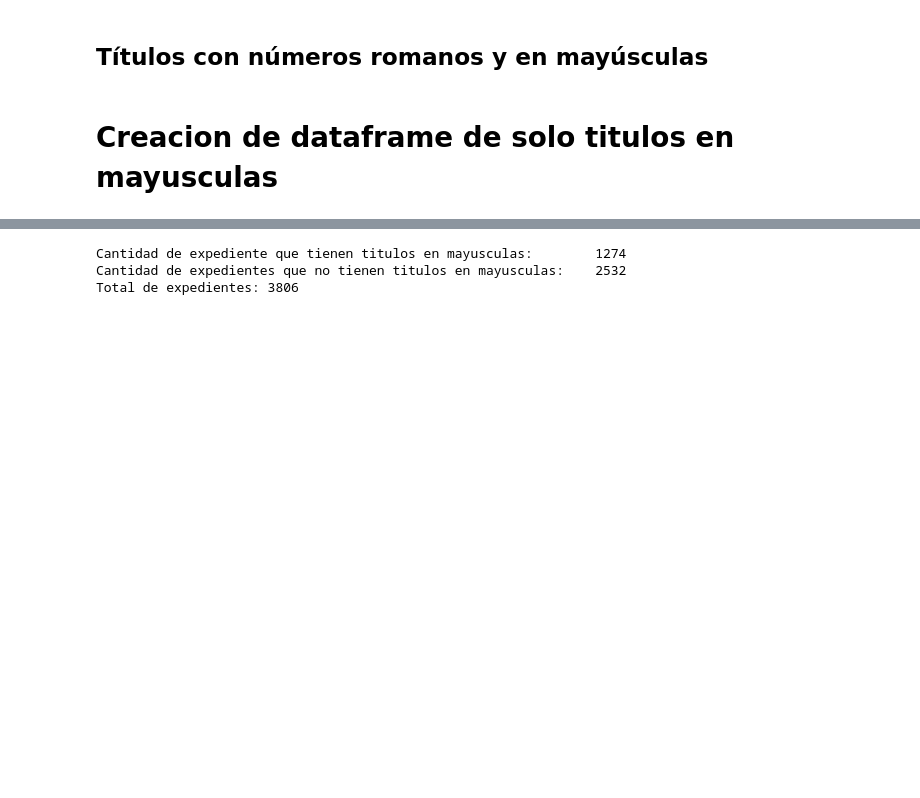
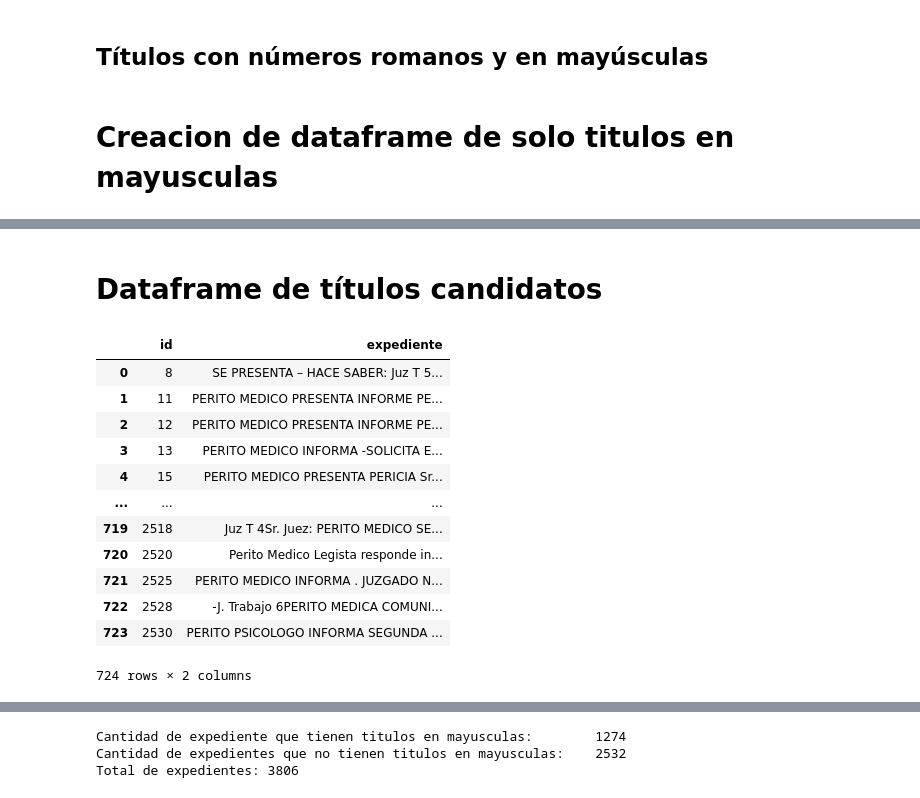
Before and after one commit to gaston411/Mi-Proyecto, a Jupyter notebook: Busqueda_titulo-parrafo.ipynb, the cells around one changed output, grey strips where cells are left out. Drawn from its saved outputs; the diff is of its cells as text; code cells hidden in the pictures; blank space fills up the shorter version.

```diff
--- a/Busqueda_titulo-parrafo.ipynb
+++ b/Busqueda_titulo-parrafo.ipynb
@@ -187,18 +193,18 @@ dfSinTitulosEncontrados = pd.DataFrame(expSinTitulosEncontrados, columns=['id','
 # %%
-# Busca títulos en mayusculas
+# Busca títulos en mayusculas o minusculas comenzados con numeros latinos o romanos
 def buscarTitulosLatinosMayusculas(text):
     # Expresiín regular para encontrar títulos en mayusculas.
-    tituloMayusculas =re.compile(r'[0-9][.) -]+[A-Z -]+[:\.\n]') #[1-9]|
+    tituloMayusculas =re.compile(r'((I{1,3}|IV|V|VI{1,3}|IX|X)|[0-9])[.)-]+[A-Za-z -]+[:\.\n]') #[1-9]|
     titulosMayusculasEncontrados = []
     #i=1
     for m in tituloMayusculas.finditer(text):
-        if len(m.group()) > 8:# and re.findall(str(i),m.group()):
+        if len(m.group()) > 8 and len(m.group().split()) <= 5:# and re.findall(str(i),m.group()):
             titulosMayusculasEncontrados.append(m.group())
-            #i=i+1
+
 
     return titulosMayusculasEncontrados
-# titulosMAyuscula: lista que guarda los títulos en mayusculas
+# titulosLatinosMayusculas: lista que guarda los títulos encontrados
 titulosLatinosMayusculas=[]
 for expediente in dfSinTitulosEncontrados['expediente']:
-    if len(buscarTitulosLatinosMayusculas(expediente)) > 3:
-        titulosLatinosMayusculas.append(buscarTitulosLatinosMayusculas(expediente))
+    #if len(buscarTitulosLatinosMayusculas(expediente)) > 3:
+    titulosLatinosMayusculas.append(buscarTitulosLatinosMayusculas(expediente))
@@ -207,0 +225,2 @@ titulosLatinosMayusculas
+# %% [markdown]
+# Dataframe de títulos candidatos
@@ -207,0 +252,16 @@ titulosLatinosMayusculas
+# %%
+dfSinTitulos
+# %% [output]
+|  | id | expediente |
+| 0 | 8 | SE PRESENTA – HACE SABER: Juz T 5... |
+| 1 | 11 | PERITO MEDICO PRESENTA INFORME PE... |
+| 2 | 12 | PERITO MEDICO PRESENTA INFORME PE... |
+| 3 | 13 | PERITO MEDICO INFORMA -SOLICITA E... |
+| 4 | 15 | PERITO MEDICO PRESENTA PERICIA Sr... |
+| ... | ... | ... |
+| 719 | 2518 | Juz T 4Sr. Juez: PERITO MEDICO SE... |
+| 720 | 2520 | Perito Medico Legista responde in... |
+| 721 | 2525 | PERITO MEDICO INFORMA . JUZGADO N... |
+| 722 | 2528 | -J. Trabajo 6PERITO MEDICA COMUNI... |
+| 723 | 2530 | PERITO PSICOLOGO INFORMA SEGUNDA ... |
+724 rows × 2 columns
```
Also changed, not shown: parts of 43 cells of this notebook, 3 other files.
